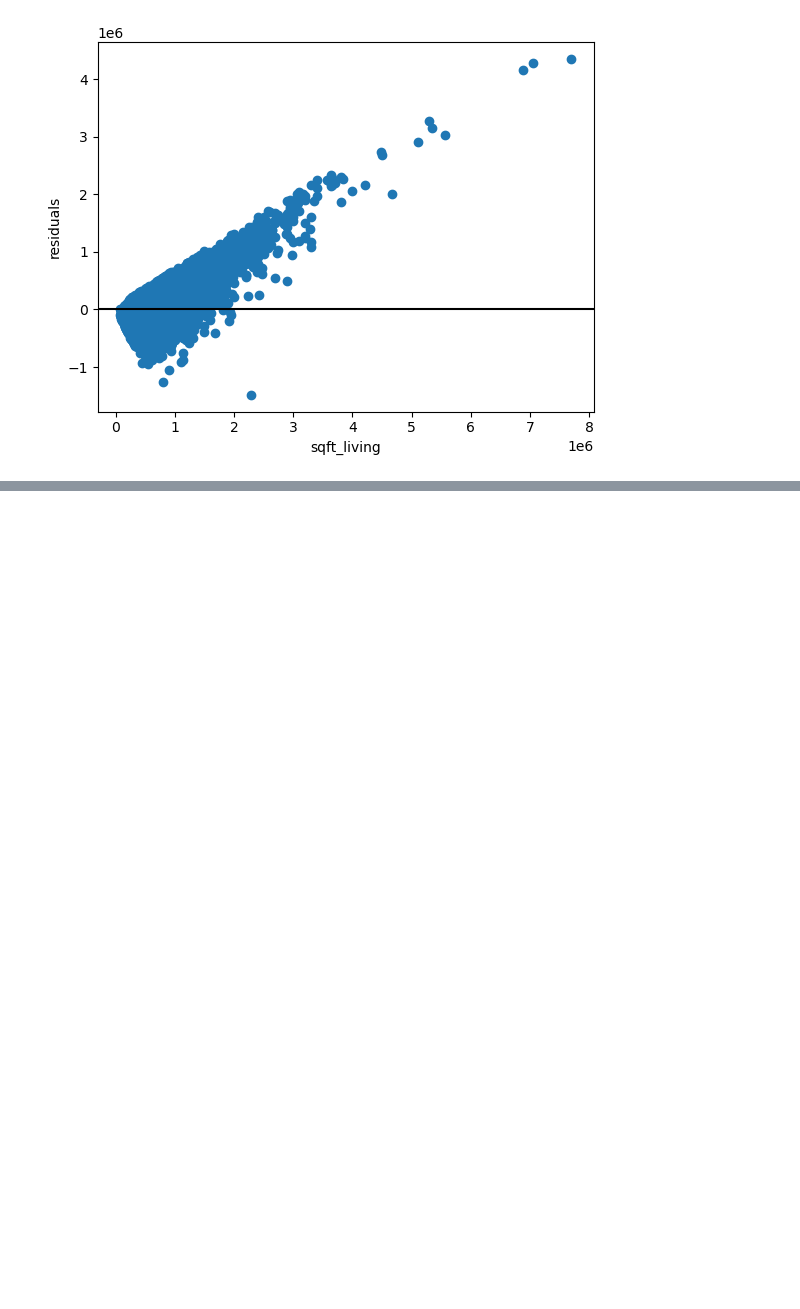
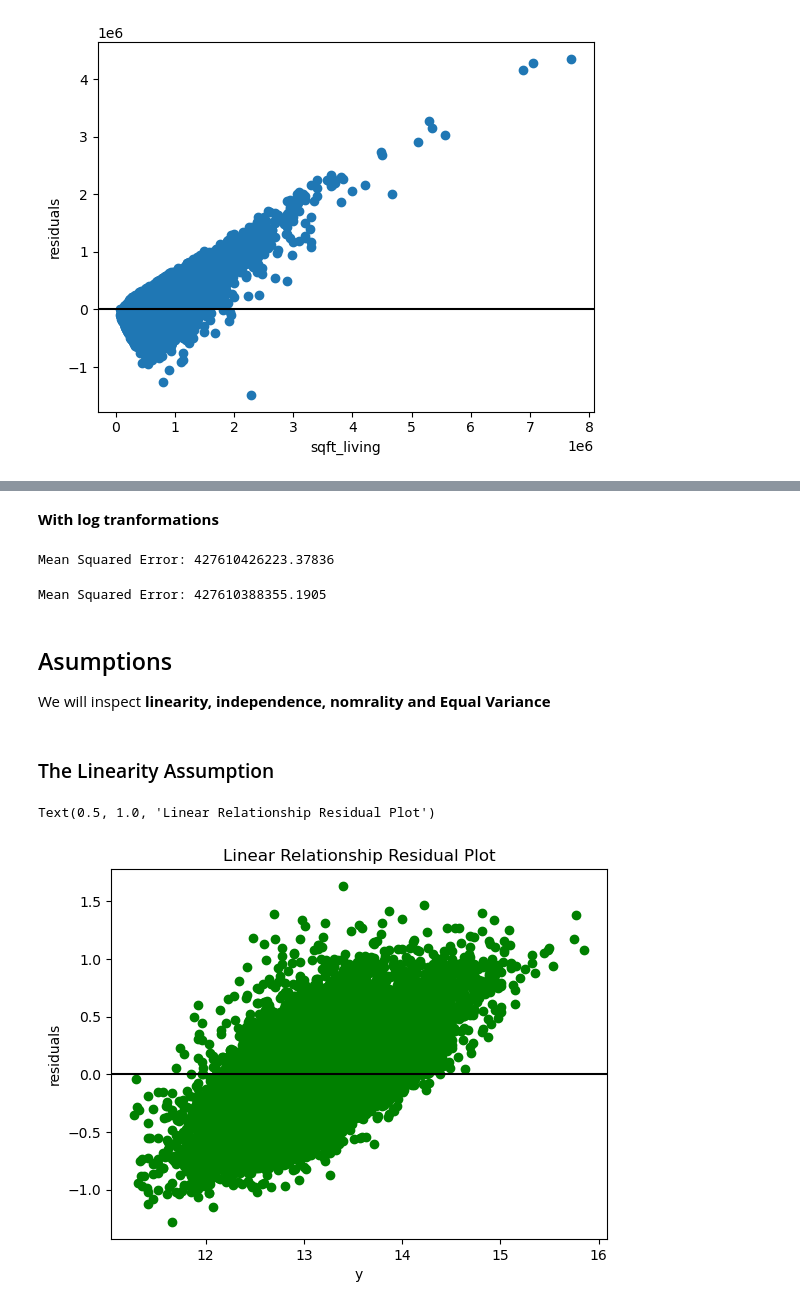
Before and after one commit to learn-co-curriculum/dsc-phase-2-project-v2-3, a Jupyter notebook: student.ipynb, the cells around one changed output, grey strips where cells are left out. Drawn from its saved outputs; the diff is of its cells as text; code cells hidden in the pictures; blank space fills up the shorter version.

```diff
--- a/student.ipynb
+++ b/student.ipynb
@@ -557,7 +557,7 @@ plt.show()
 # %%
 # Selecting the feature and target variable
-X = data[['sqft_living']]  # Feature (independent variable)
-y = data['price']           # Target (dependent variable)
+X_baseline = data[['sqft_living']]  # Feature (independent variable)
+y = data['price'] # Target (dependent variable)
 
 baseline_model = sm.OLS(y, sm.add_constant(X_baseline))
 baseline_results = baseline_model.fit()
@@ -603,0 +606,8 @@ ax.set_ylabel("residuals");
+# %%
+X_baseline = np.log(data[['sqft_living']]) # Feature (independent variable)
+y = np.log(data['price'])# Target (dependent variable)
+
+baseline_model_log = sm.OLS(y, sm.add_constant(X_baseline))
+log_baseline_results = baseline_model_log.fit()
+
+print(log_baseline_results.summary())
@@ -605,0 +635,10 @@ ax.set_ylabel("residuals");
+# %%
+features = ['sqft_living', 'floors', 'condition','view']
+
+X_one= (data[features])
+y = (data['price'])
+
+subset_model_one = sm.OLS(y, sm.add_constant(X_one))
+subset_results_one = subset_model_one.fit()
+
+print(subset_results_one.summary())
@@ -606,11 +665,9 @@ ax.set_ylabel("residuals");
 # %%
 # Select multiple features for multiple regression
-import statsmodels.api as sm
+features = ['sqft_living', 'bedrooms', 'bathrooms', 'grade', 'condition',]
 
-features = ['sqft_living', 'bedrooms', 'bathrooms', 'grade', 'condition']
-
-X = data[features]
-y = data['price']
+X = np.log(data[features])
+y = np.log(data['price'])
 
 subset_model = sm.OLS(y, sm.add_constant(X))
 subset_results = subset_model.fit()
@@ -638,0 +718,41 @@ strong multicollinearity or other numerical problems.
+# %% [markdown]
+**With log tranformations**
+# %%
+from sklearn.metrics import mean_squared_error
+
+# Make predictions using the model
+predictions = log_baseline_results.predict(sm.add_constant(X_baseline))
+
+# Calculate MSE
+mse = mean_squared_error(y, predictions)
+print(f"Mean Squared Error: {mse}")
+# %% [output]
+Mean Squared Error: 427610426223.37836
+# %%
+from sklearn.metrics import mean_squared_error
+
+# Make predictions using the model
+predictions = subset_results.predict(sm.add_constant(X))
+
+# Calculate MSE
+mse = mean_squared_error(y, predictions)
+print(f"Mean Squared Error: {mse}")
+# %% [output]
+Mean Squared Error: 427610388355.1905
+# %% [markdown]
+## Asumptions
+
+We will inspect **linearity, independence, nomrality and Equal Variance**
+# %% [markdown]
+### The Linearity Assumption
+# %%
+fig, ax = plt.subplots()
+
+ax.scatter(y, subset_results.resid, color="green")
+ax.axhline(y=0, color="black")
+ax.set_xlabel("y")
+ax.set_ylabel("residuals")
+ax.set_title("Linear Relationship Residual Plot")
+# %% [output]
+Text(0.5, 1.0, 'Linear Relationship Residual Plot')
+[figure, added]
```
Also changed, not shown: parts of 25 cells of this notebook.
